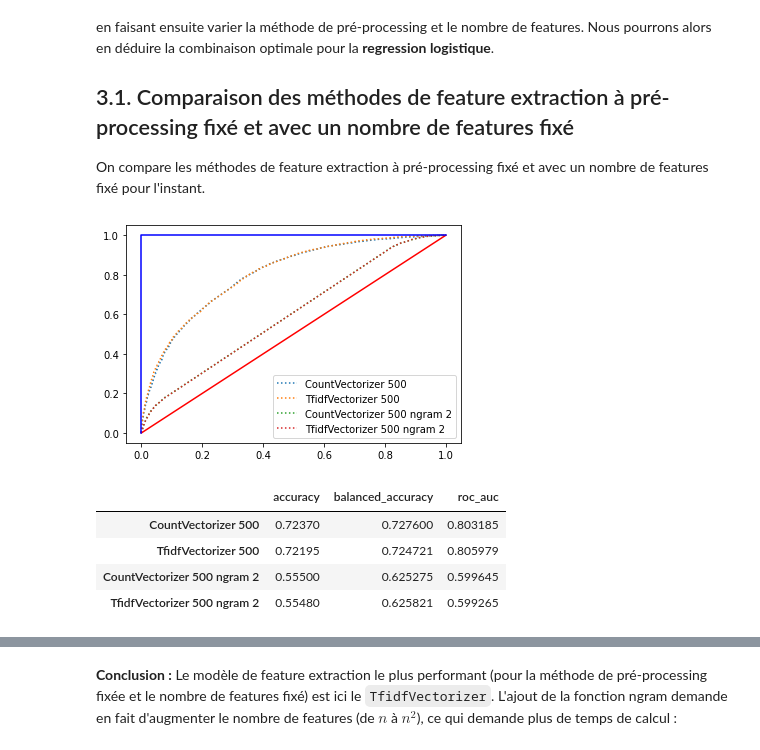
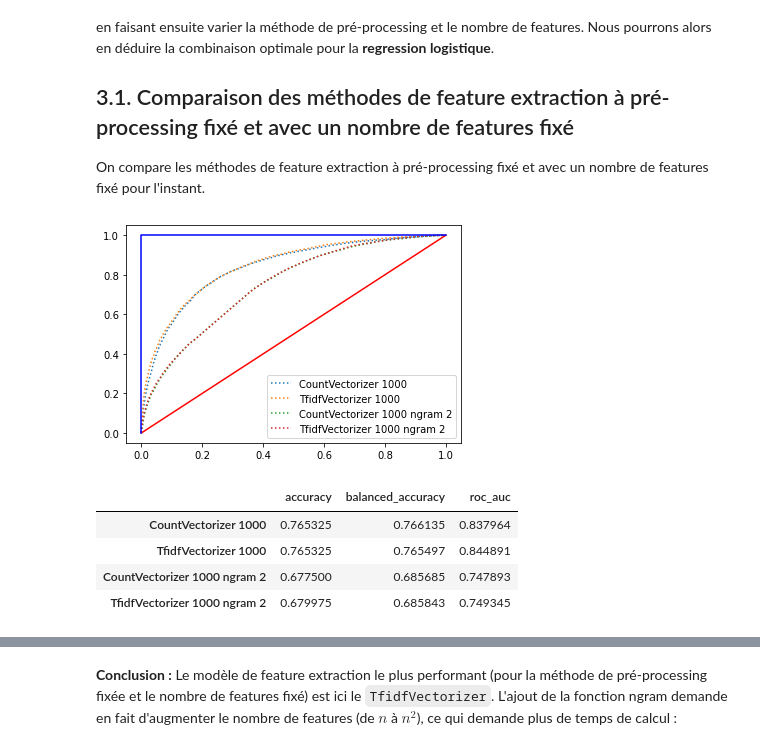
Before and after one commit to baptiste-pasquier/data_2A, a Jupyter notebook: model-LR.ipynb, the cells around one changed output, grey strips where cells are left out. Drawn from its saved outputs; the diff is of its cells as text; code cells hidden in the pictures.

```diff
--- a/model-LR.ipynb
+++ b/model-LR.ipynb
@@ -20,7 +22,7 @@ Nous étudions dans ce notebook le modèle de **regression logistique**.
 
 On travaille tout d'abord avec un pré-processing fixé.
 # %%
-NB_DATA = 100000
+NB_DATA = 200000
 # %%
 STOP_WORDS = False
 LEMMATIZATION = False
@@ -233,11 +235,11 @@ def comparaison(X, y, N, show_graph=True, show_table=True):
         display(pd.DataFrame(table, index=[f"CountVectorizer {N}", f"TfidfVectorizer {N}", f"CountVectorizer {N} ngram 2", f"TfidfVectorizer {N} ngram 2"]))
 # %%
 %%time
-comparaison(X, y, 500)
+comparaison(X, y, 1000)
 # %% [output]
-[figure, old version]
+[figure, new version]
 |  | accuracy | balanced_accuracy | roc_auc |
-| CountVectorizer 500 | 0.72370 | 0.727600 | 0.803185 |
-| TfidfVectorizer 500 | 0.72195 | 0.724721 | 0.805979 |
-| CountVectorizer 500 ngram 2 | 0.55500 | 0.625275 | 0.599645 |
-| TfidfVectorizer 500 ngram 2 | 0.55480 | 0.625821 | 0.599265 |
+| CountVectorizer 1000 | 0.765325 | 0.766135 | 0.837964 |
+| TfidfVectorizer 1000 | 0.765325 | 0.765497 | 0.844891 |
+| CountVectorizer 1000 ngram 2 | 0.677500 | 0.685685 | 0.747893 |
+| TfidfVectorizer 1000 ngram 2 | 0.679975 | 0.685843 | 0.749345 |
```
Also changed, not shown: parts of 17 cells of this notebook, 1 other file.
